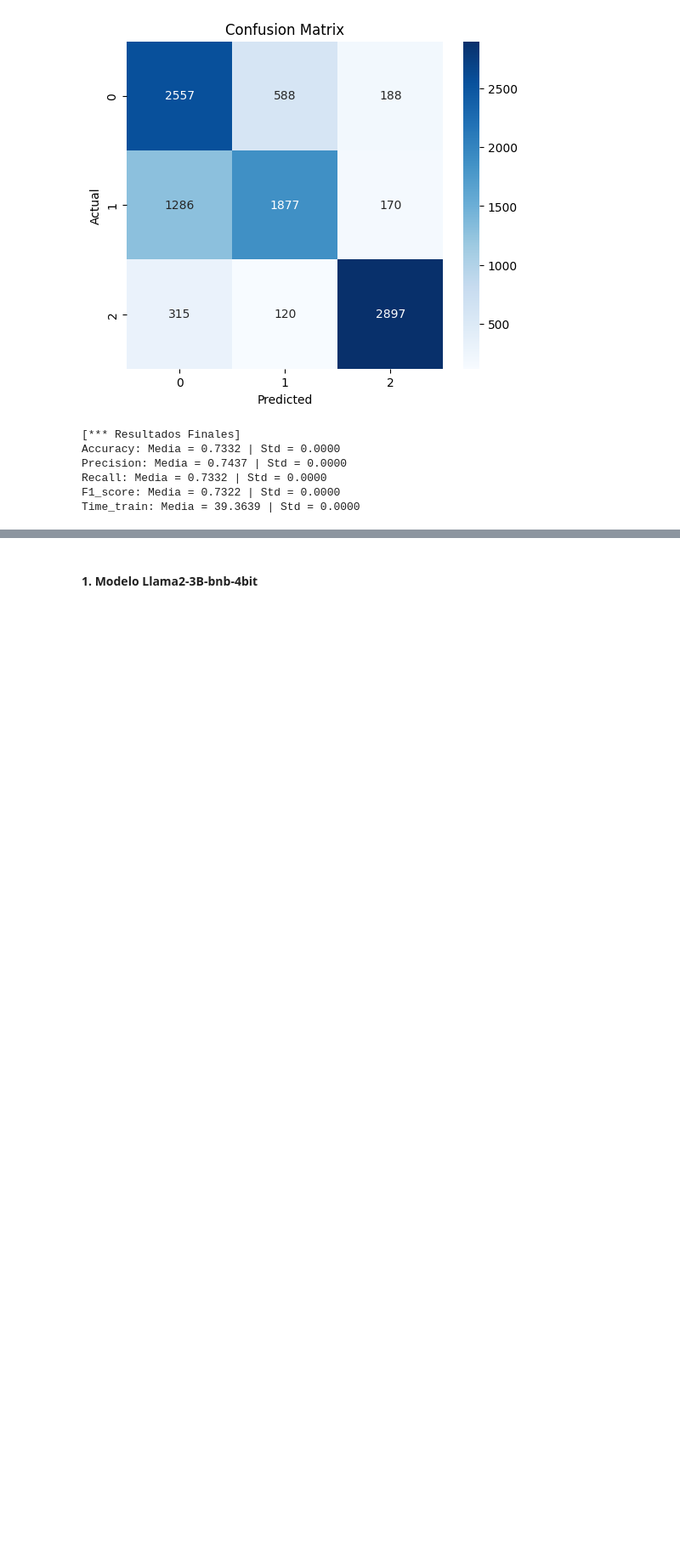
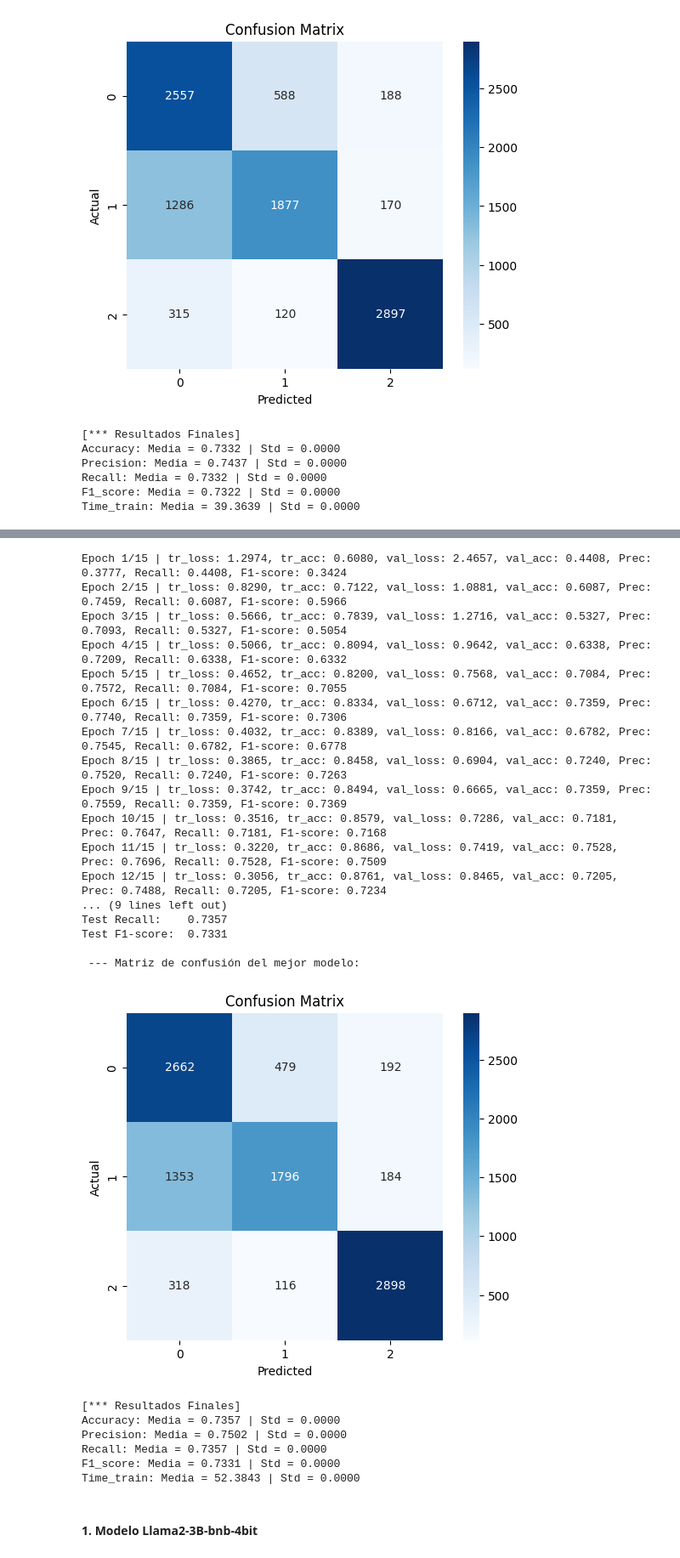
Before and after one commit to JorgeDC01/Misinformation-verification-NLI-IR, a Jupyter notebook: Default_IR_NLI_LoRA/Default_IR_NLI_LoRA.ipynb, the cells around one changed output, grey strips where cells are left out. Shown at 85% size. Cells and saved outputs as stored; diff of their text form; code cells hidden in the pictures; blank space fills up the shorter version.

```diff
--- a/Default_IR_NLI_LoRA/Default_IR_NLI_LoRA.ipynb
+++ b/Default_IR_NLI_LoRA/Default_IR_NLI_LoRA.ipynb
@@ -2346,3 +2350,49 @@ Precision: Media = 0.7437 | Std = 0.0000
 Recall: Media = 0.7332 | Std = 0.0000
 F1_score: Media = 0.7322 | Std = 0.0000
 Time_train: Media = 39.3639 | Std = 0.0000
+# %%
+import warnings
+from transformers import AutoModelForCausalLM, AutoTokenizer
+warnings.simplefilter("ignore", category=FutureWarning)
+
+model_name = "unsloth/Llama-3.2-1B-bnb-4bit"
+print(f"\n🔄 Cargando modelo: {model_name}")
+emb_size = 2048
+
+tokenizer = AutoTokenizer.from_pretrained(model_name)
+
+### Experimento
+lr = 3e-4
+batch_size = 128
+dropout = 0.3
+n_experiments = 1
+
+### Datos
+params = {'batch_size': 128, 'shuffle': True, 'num_workers': 0}
+training_loader, val_loader, test_loader = inicialize_loaders(df_train, df_val, df_test, tokenizer, device, params)
+
+
+
+run_experiments(tokenizer=tokenizer,
+    n_experiments=n_experiments,
+    model_builder=model_builder,
+    decoder_name=model_name,
+    llm_name=model_name,
+    emb_size=emb_size,
+    model_n_start=200,
+    description_base=f"Estudio de diferentes modelos Llama2 con LoRA. Experimento LoRA. Modelo: {model_name} - AdamW, lr={lr}, batch_size={batch_size}, n_experiments={n_experiments}",
+    training_loader=training_loader,
+    val_loader=val_loader,
+    test_loader=test_loader,
+    learning_rate=lr,
+    batch_size=batch_size,
+    dropout=dropout,
+    patience=5,
+    experiment="Llama-3.2-1B-bnb-4bit",
+    r=4,
+    lora_alpha=16,
+    lora_dropout=0.1,
+    weight_decay=0.07,
+    betas=(0.9, 0.95)
+)
+# %% [output]
@@ -2349,3 +2409,27 @@ Time_train: Media = 39.3639 | Std = 0.0000
+Epoch 1/15 | tr_loss: 1.2974, tr_acc: 0.6080, val_loss: 2.4657, val_acc: 0.4408, Prec: 0.3777, Recall: 0.4408, F1-score: 0.3424
+Epoch 2/15 | tr_loss: 0.8290, tr_acc: 0.7122, val_loss: 1.0881, val_acc: 0.6087, Prec: 0.7459, Recall: 0.6087, F1-score: 0.5966
+Epoch 3/15 | tr_loss: 0.5666, tr_acc: 0.7839, val_loss: 1.2716, val_acc: 0.5327, Prec: 0.7093, Recall: 0.5327, F1-score: 0.5054
+Epoch 4/15 | tr_loss: 0.5066, tr_acc: 0.8094, val_loss: 0.9642, val_acc: 0.6338, Prec: 0.7209, Recall: 0.6338, F1-score: 0.6332
+Epoch 5/15 | tr_loss: 0.4652, tr_acc: 0.8200, val_loss: 0.7568, val_acc: 0.7084, Prec: 0.7572, Recall: 0.7084, F1-score: 0.7055
+Epoch 6/15 | tr_loss: 0.4270, tr_acc: 0.8334, val_loss: 0.6712, val_acc: 0.7359, Prec: 0.7740, Recall: 0.7359, F1-score: 0.7306
+Epoch 7/15 | tr_loss: 0.4032, tr_acc: 0.8389, val_loss: 0.8166, val_acc: 0.6782, Prec: 0.7545, Recall: 0.6782, F1-score: 0.6778
+Epoch 8/15 | tr_loss: 0.3865, tr_acc: 0.8458, val_loss: 0.6904, val_acc: 0.7240, Prec: 0.7520, Recall: 0.7240, F1-score: 0.7263
+Epoch 9/15 | tr_loss: 0.3742, tr_acc: 0.8494, val_loss: 0.6665, val_acc: 0.7359, Prec: 0.7559, Recall: 0.7359, F1-score: 0.7369
+Epoch 10/15 | tr_loss: 0.3516, tr_acc: 0.8579, val_loss: 0.7286, val_acc: 0.7181, Prec: 0.7647, Recall: 0.7181, F1-score: 0.7168
+Epoch 11/15 | tr_loss: 0.3220, tr_acc: 0.8686, val_loss: 0.7419, val_acc: 0.7528, Prec: 0.7696, Recall: 0.7528, F1-score: 0.7509
+Epoch 12/15 | tr_loss: 0.3056, tr_acc: 0.8761, val_loss: 0.8465, val_acc: 0.7205, Prec: 0.7488, Recall: 0.7205, F1-score: 0.7234
+... (9 lines left out)
+Test Recall:    0.7357
+Test F1-score:  0.7331
+
+ --- Matriz de confusión del mejor modelo:
+[figure, added]
+[*** Resultados Finales]
+Accuracy: Media = 0.7357 | Std = 0.0000
+Precision: Media = 0.7502 | Std = 0.0000
+Recall: Media = 0.7357 | Std = 0.0000
+F1_score: Media = 0.7331 | Std = 0.0000
+Time_train: Media = 52.3843 | Std = 0.0000
 # %% [markdown]
 #### 1. **Modelo Llama2-3B-bnb-4bit**
 # %%
```
Also changed, not shown: parts of 19 cells of this notebook, 4 other files.
